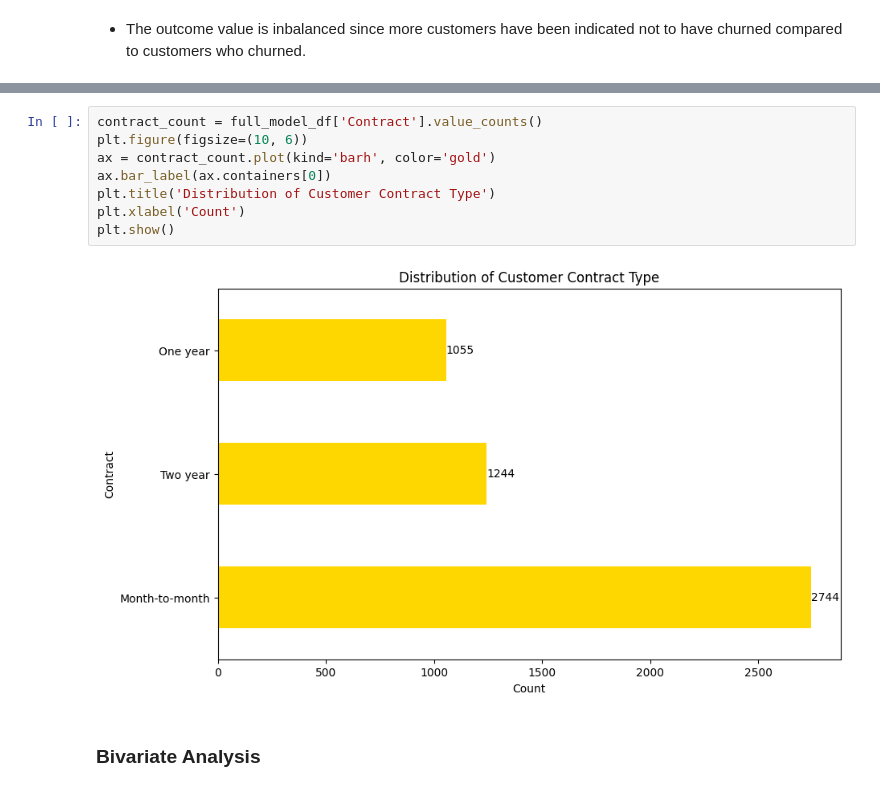
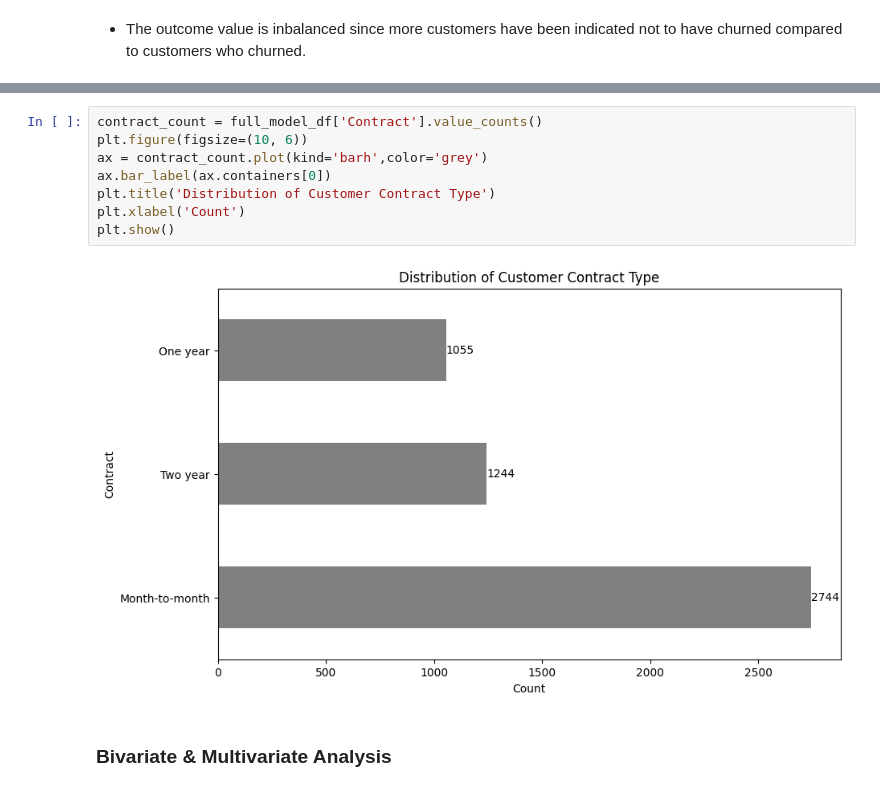
Before and after one commit to pk-aduyaw/Customer_Churn_Classification_Project, a Jupyter notebook: customer_churn_classification_model_project.ipynb, the cells around one changed output, grey strips where cells are left out. Drawn from its saved outputs; the diff is of its cells as text.

```diff
--- a/customer_churn_classification_model_project.ipynb
+++ b/customer_churn_classification_model_project.ipynb
@@ -488,12 +502,12 @@ plt.show()
 # %%
 contract_count = full_model_df['Contract'].value_counts()
 plt.figure(figsize=(10, 6))
-ax = contract_count.plot(kind='barh', color='gold')
+ax = contract_count.plot(kind='barh',color='grey')
 ax.bar_label(ax.containers[0])
 plt.title('Distribution of Customer Contract Type')
 plt.xlabel('Count')
 plt.show()
 # %% [output]
-[figure, old version]
+[figure, new version]
 # %% [markdown]
-### Bivariate Analysis
+### Bivariate & Multivariate Analysis
```
Also changed, not shown: parts of 43 cells of this notebook.
